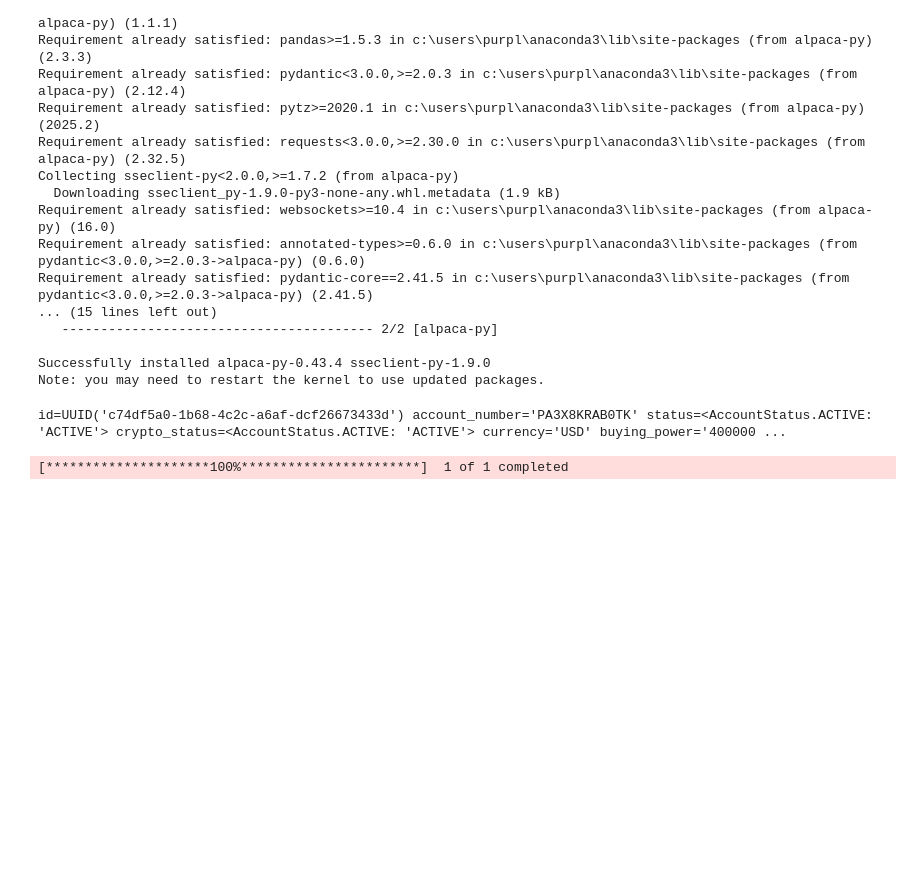
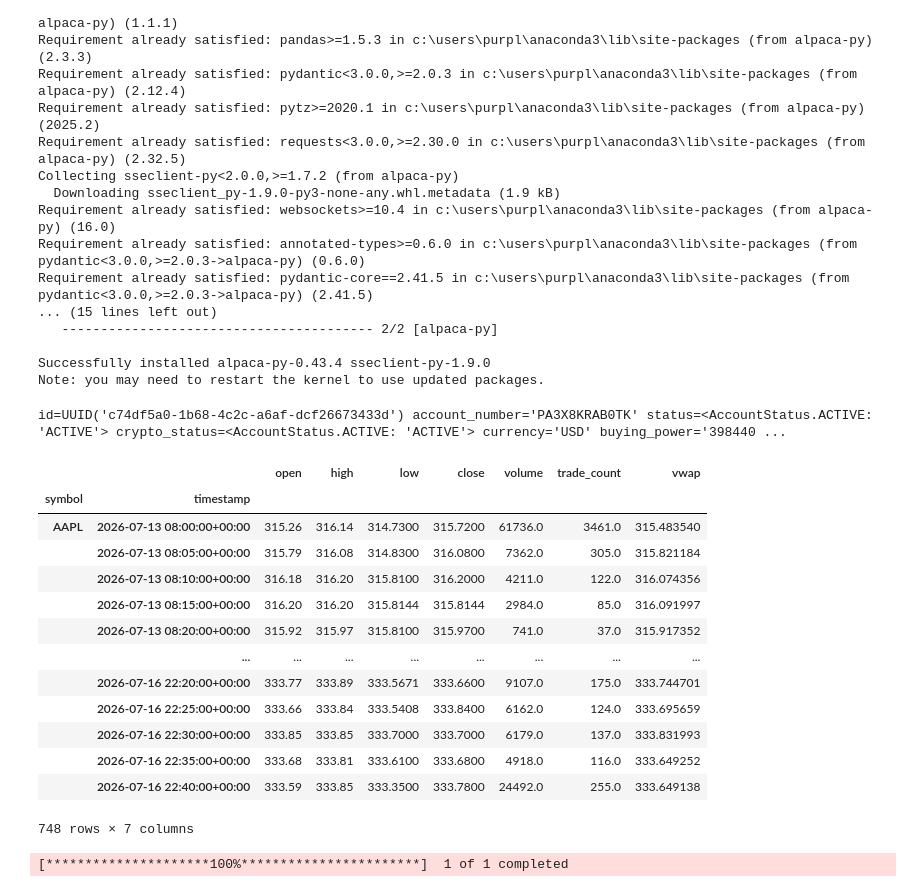
Before and after one commit to imussg/algo-trading-system, a Jupyter notebook: phase5_paper_trading.ipynb, the cells around one changed output. Cells and saved outputs as stored; diff of their text form; code cells hidden in the pictures; blank space fills up the shorter version.

Commit message:
Add get_live_bars() using StockHistoricalDataClient with 5-min bars

```diff
--- a/phase5_paper_trading.ipynb
+++ b/phase5_paper_trading.ipynb
@@ -20,16 +20,49 @@ Successfully installed alpaca-py-0.43.4 sseclient-py-1.9.0
 Note: you may need to restart the kernel to use updated packages.
 # %%
 from alpaca.trading.client import TradingClient
+from dotenv import load_dotenv
+import os
+from alpaca.data.historical import StockHistoricalDataClient
+from alpaca.data.requests import StockBarsRequest
+from alpaca.data.timeframe import TimeFrame, TimeFrameUnit
+from datetime import timedelta, datetime
 
-API_KEY = "PK5Z5VGT5SKKWOQXSRZ4ORRDNO"
-SECRET_KEY = "CTN8b4tSqYzUj3xb8G4Kd5L4TXN4b9jdGAoNxkxhMAjG"
+load_dotenv()
+API_KEY = os.getenv("API_KEY")
+SECRET_KEY = os.getenv("SECRET_KEY")
 
 client = TradingClient(API_KEY, SECRET_KEY, paper=True)
+data_client = StockHistoricalDataClient(API_KEY, SECRET_KEY)
+
+def get_live_bars(symbol, lookback=5):
+    request = StockBarsRequest(
+        symbol_or_symbols=symbol,
+        timeframe=TimeFrame(5, TimeFrameUnit.Minute),
+        start=datetime.now() - timedelta(days=lookback)
+    )
+    bars = data_client.get_stock_bars(request)
+    return bars.df
 
 account = client.get_account()
 print(account)
+df = get_live_bars("AAPL")
+df
 # %% [output]
-id=UUID('c74df5a0-1b68-4c2c-a6af-dcf26673433d') account_number='PA3X8KRAB0TK' status=<AccountStatus.ACTIVE: 'ACTIVE'> crypto_status=<AccountStatus.ACTIVE: 'ACTIVE'> currency='USD' buying_power='400000 ...
+id=UUID('c74df5a0-1b68-4c2c-a6af-dcf26673433d') account_number='PA3X8KRAB0TK' status=<AccountStatus.ACTIVE: 'ACTIVE'> crypto_status=<AccountStatus.ACTIVE: 'ACTIVE'> currency='USD' buying_power='398440 ...
+|  |  | open | high | low | close | volume | trade_count | vwap |
+| symbol | timestamp |  |  |  |  |  |  |  |
+| AAPL | 2026-07-13 08:00:00+00:00 | 315.26 | 316.14 | 314.7300 | 315.7200 | 61736.0 | 3461.0 | 315.483540 |
+|  | 2026-07-13 08:05:00+00:00 | 315.79 | 316.08 | 314.8300 | 316.0800 | 7362.0 | 305.0 | 315.821184 |
+|  | 2026-07-13 08:10:00+00:00 | 316.18 | 316.20 | 315.8100 | 316.2000 | 4211.0 | 122.0 | 316.074356 |
+|  | 2026-07-13 08:15:00+00:00 | 316.20 | 316.20 | 315.8144 | 315.8144 | 2984.0 | 85.0 | 316.091997 |
+|  | 2026-07-13 08:20:00+00:00 | 315.92 | 315.97 | 315.8100 | 315.9700 | 741.0 | 37.0 | 315.917352 |
+|  | ... | ... | ... | ... | ... | ... | ... | ... |
+|  | 2026-07-16 22:20:00+00:00 | 333.77 | 333.89 | 333.5671 | 333.6600 | 9107.0 | 175.0 | 333.744701 |
+|  | 2026-07-16 22:25:00+00:00 | 333.66 | 333.84 | 333.5408 | 333.8400 | 6162.0 | 124.0 | 333.695659 |
+|  | 2026-07-16 22:30:00+00:00 | 333.85 | 333.85 | 333.7000 | 333.7000 | 6179.0 | 137.0 | 333.831993 |
+|  | 2026-07-16 22:35:00+00:00 | 333.68 | 333.81 | 333.6100 | 333.6800 | 4918.0 | 116.0 | 333.649252 |
+|  | 2026-07-16 22:40:00+00:00 | 333.59 | 333.85 | 333.3500 | 333.7800 | 24492.0 | 255.0 | 333.649138 |
+748 rows × 7 columns
 # %%
 import pandas as pd
 import yfinance as yf
```
